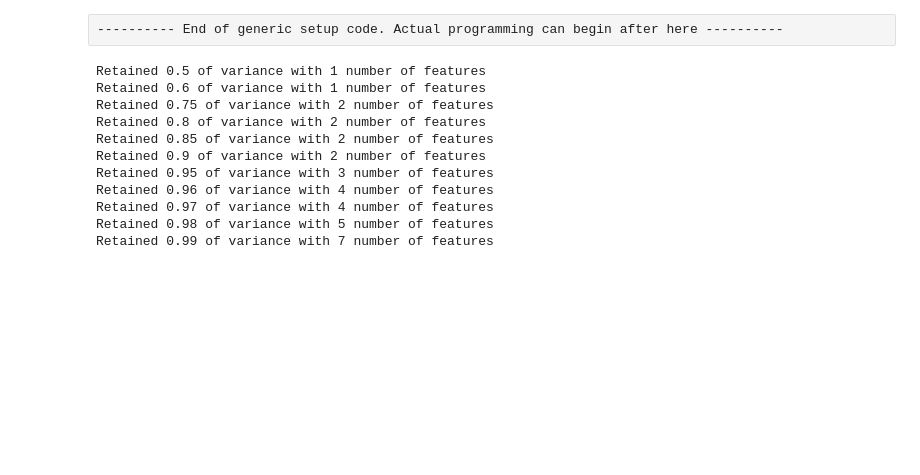
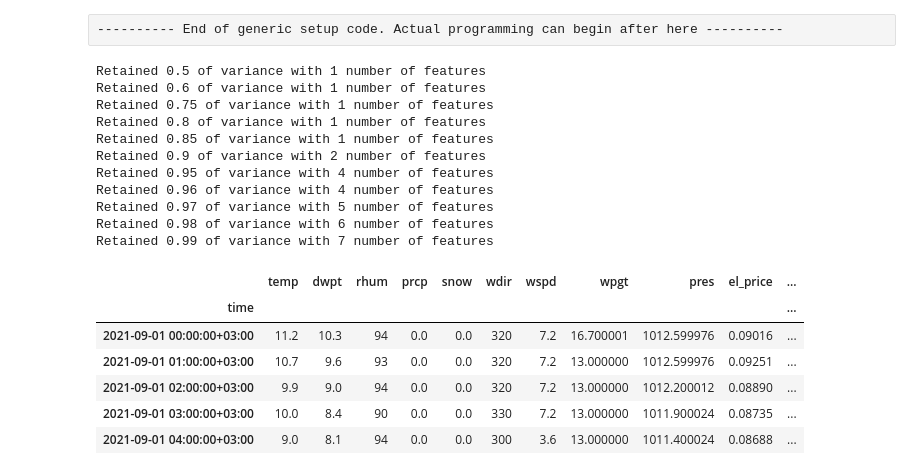
Before and after one commit to Kairixir/ml-tartu-electricity-prediciton, a Jupyter notebook: ML_Project.ipynb, the cells around one changed output. Saved outputs shown, nothing was run; the diff lists cells and outputs as text; code cells hidden in the pictures; blank space fills up the shorter version.

```diff
--- a/ML_Project.ipynb
+++ b/ML_Project.ipynb
@@ -524,10 +497,13 @@ sns.heatmap(train_corr, annot=True, cmap="YlGnBu", square=True)
 ---------- End of generic setup code. Actual programming can begin after here ----------
 # %%
 # USE the code we wrote above
-train = train.drop(["consumption"], axis=1)
+#train = train.drop(["consumption"], axis=1)
+train['consumption'] = train['consumption'].astype('float32')
 
-train_no_time = train.drop(["time", "coco", "season"], axis=1)
-test_no_time = test.drop(["time", "coco"], axis=1)
+train_no_time = train.copy()
+train_no_time.drop(["time", "coco", "season"], axis=1, inplace=True)
+test_no_time = test.copy()
+test_no_time.drop(["time", "coco", "season"], axis=1, inplace=True)
 test_no_time, train_no_time, labels = replaceNanWithZero(
     test_no_time, train_no_time, train_labels
 )
@@ -536,12 +512,28 @@ PCA_Performance(train_no_time, test_no_time)
 # %% [output]
 Retained 0.5 of variance with 1 number of features
 Retained 0.6 of variance with 1 number of features
-Retained 0.75 of variance with 2 number of features
-Retained 0.8 of variance with 2 number of features
-Retained 0.85 of variance with 2 number of features
+Retained 0.75 of variance with 1 number of features
+Retained 0.8 of variance with 1 number of features
+Retained 0.85 of variance with 1 number of features
 Retained 0.9 of variance with 2 number of features
-Retained 0.95 of variance with 3 number of features
+Retained 0.95 of variance with 4 number of features
 Retained 0.96 of variance with 4 number of features
-Retained 0.97 of variance with 4 number of features
-Retained 0.98 of variance with 5 number of features
+Retained 0.97 of variance with 5 number of features
+Retained 0.98 of variance with 6 number of features
 Retained 0.99 of variance with 7 number of features
+# %%
+lstm_train = train_no_time
+lstm_train['time'] = pd.to_datetime(train['time'])#.astype(int).astype('int32')
+lstm_train.set_index('time', inplace=True)
+lstm_test = test_no_time
+lstm_test['time'] = pd.to_datetime(test['time'])#.astype(int).astype('int32')
+lstm_test.set_index('time', inplace=True)
+lstm_train.head()
+# %% [output]
+|  | temp | dwpt | rhum | prcp | snow | wdir | wspd | wpgt | pres | el_price | ... |
+| time |  |  |  |  |  |  |  |  |  |  | ... |
+| 2021-09-01 00:00:00+03:00 | 11.2 | 10.3 | 94 | 0.0 | 0.0 | 320 | 7.2 | 16.700001 | 1012.599976 | 0.09016 | ... |
+| 2021-09-01 01:00:00+03:00 | 10.7 | 9.6 | 93 | 0.0 | 0.0 | 320 | 7.2 | 13.000000 | 1012.599976 | 0.09251 | ... |
+| 2021-09-01 02:00:00+03:00 | 9.9 | 9.0 | 94 | 0.0 | 0.0 | 320 | 7.2 | 13.000000 | 1012.200012 | 0.08890 | ... |
+| 2021-09-01 03:00:00+03:00 | 10.0 | 8.4 | 90 | 0.0 | 0.0 | 330 | 7.2 | 13.000000 | 1011.900024 | 0.08735 | ... |
+| 2021-09-01 04:00:00+03:00 | 9.0 | 8.1 | 94 | 0.0 | 0.0 | 300 | 3.6 | 13.000000 | 1011.400024 | 0.08688 | ... |
```
Also changed, not shown: parts of 20 cells of this notebook.
